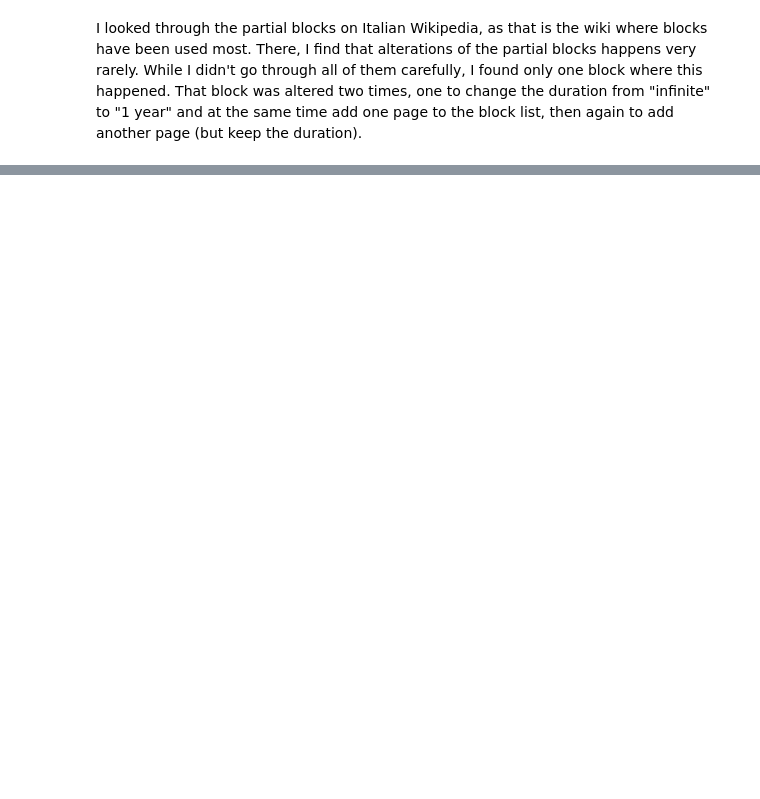
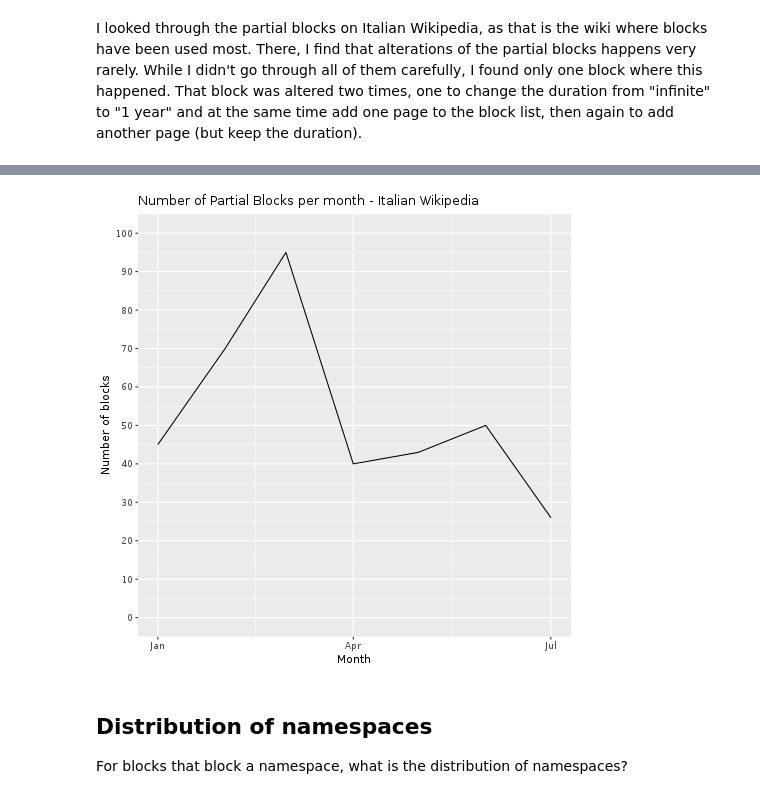
Before and after one commit to nettrom/AHT-block-effectiveness-2018, a Jupyter notebook: Partial block measurements.ipynb, the cells around one changed output, grey strips where cells are left out. Drawn from its saved outputs; the diff is of its cells as text; code cells hidden in the pictures; blank space fills up the shorter version.

```diff
--- a/Partial block measurements.ipynb
+++ b/Partial block measurements.ipynb
@@ -735,0 +1012,26 @@ I looked through the partial blocks on Italian Wikipedia, as that is the wiki wh
+# %%
+it_blocks = partial_blocks.loc[partial_blocks.wiki == 'itwiki']
+it_counts_monthly = (it_blocks.groupby('log_month')['wiki']
+                     .count().reset_index()
+                     .rename(columns = {'wiki': 'n'}))
+# %%
+%%R -i it_counts_monthly
+
+it_counts_monthly = data.table(it_counts_monthly);
+it_counts_monthly[, log_month := as.Date(log_month)]
+
+g = ggplot(it_counts_monthly,
+           aes(x = log_month, y = n)) +
+scale_x_date("Month") +
+scale_y_continuous("Number of blocks", lim = c(0, 100), breaks = c(0:10)*10) +
+ggtitle("Number of Partial Blocks per month - Italian Wikipedia") +
+geom_line()
+ggsave("graphs/itwiki_partial_per_month.png",
+       plot = g, width = 30, height = 20, units = "cm", dpi = "screen");
+g
+# %% [output]
+[figure, added]
+# %% [markdown]
+## Distribution of namespaces
+
+For blocks that block a namespace, what is the distribution of namespaces?
```
Also changed, not shown: parts of 36 cells of this notebook, 42 other files.
